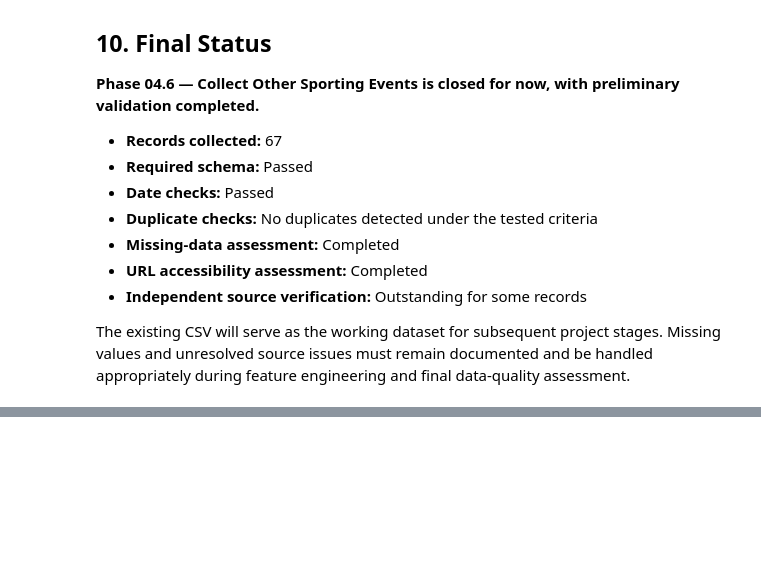
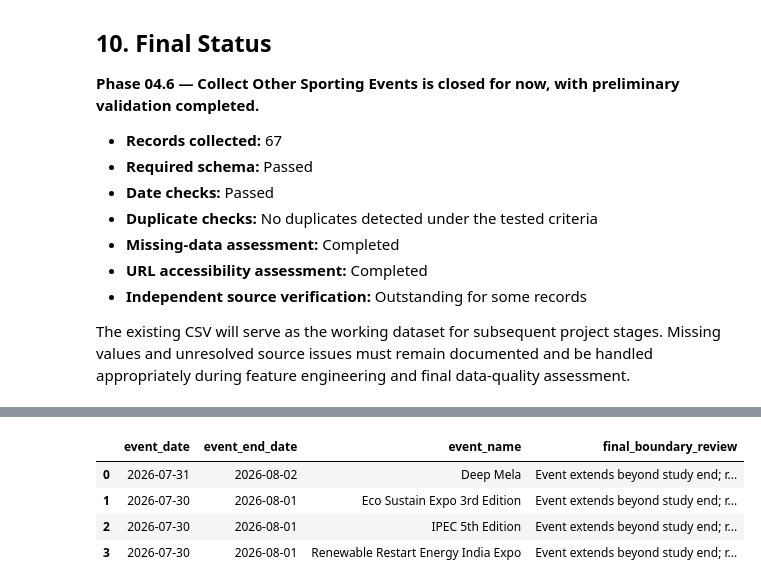
Before and after one commit to Venkatpotla33/AI-Enhanced-Hyperlocal-Food-Demand-Forecasting, a Jupyter notebook: notebooks/04_live_contextual_data_collection_and_integration_FIXED.ipynb, the cells around one changed output, grey strips where cells are left out. Drawn from its saved outputs; the diff is of its cells as text; code cells hidden in the pictures; blank space fills up the shorter version.

```diff
--- a/notebooks/04_live_contextual_data_collection_and_integration_FIXED.ipynb
+++ b/notebooks/04_live_contextual_data_collection_and_integration_FIXED.ipynb
@@ -14663,0 +19242,80 @@ The existing CSV will serve as the working dataset for subsequent project stages
+# %%
+from pathlib import Path
+import pandas as pd
+import shutil
+
+print("=" * 75)
+print("PHASE 04.7 — FINAL DATE-BOUNDARY REVIEW")
+print("=" * 75)
+
+file_path = Path(
+    r"d:\M Tech\Sem_03\Project\AI-Enhanced-Hyperlocal-Food-Demand-Forecasting"
+    r"\data\raw\local_events\hyderabad_local_events_2023_2026.csv"
+)
+
+if not file_path.exists():
+    raise FileNotFoundError(f"Dataset not found: {file_path}")
+
+df = pd.read_csv(file_path)
+
+# Preserve a backup before updating metadata.
+backup_path = file_path.with_name(
+    file_path.stem + "_before_final_boundary_review.csv"
+)
+shutil.copy2(file_path, backup_path)
+
+# Parse dates without changing the original date values.
+start_dates = pd.to_datetime(df["event_date"], errors="coerce")
+
+if "event_end_date" in df.columns:
+    end_dates = pd.to_datetime(df["event_end_date"], errors="coerce")
+else:
+    end_dates = start_dates.copy()
+    df["event_end_date"] = df["event_date"]
+
+study_end = pd.Timestamp("2026-07-31")
+
+# Identify events that start within the study period but end afterward.
+boundary_mask = (
+    start_dates.between(
+        pd.Timestamp("2023-01-01"),
+        study_end
+    )
+    & end_dates.notna()
+    & (end_dates > study_end)
+)
+
+# Add a review column without overwriting existing notes.
+if "final_boundary_review" not in df.columns:
+    df["final_boundary_review"] = ""
+
+df.loc[boundary_mask, "final_boundary_review"] = (
+    "Event extends beyond study end; retain only in-period dates "
+    "when constructing contextual features."
+)
+
+# Save without deleting records or altering original dates.
+df.to_csv(file_path, index=False, encoding="utf-8-sig")
+
+print(f"Total records retained       : {len(df)}")
+print(f"Events extending past cutoff : {int(boundary_mask.sum())}")
+print(f"Study period end             : {study_end.date()}")
+print(f"Backup saved                 : {backup_path}")
+print(f"Updated dataset              : {file_path}")
+
+if boundary_mask.any():
+    print("\nEvents flagged for boundary review:")
+    display(
+        df.loc[
+            boundary_mask,
+            [
+                "event_date",
+                "event_end_date",
+                "event_name",
+                "final_boundary_review"
+            ]
+        ]
+    )
+
+print("\nNo event records were deleted.")
+# %% [output]
@@ -14663,0 +19332,5 @@ The existing CSV will serve as the working dataset for subsequent project stages
+|  | event_date | event_end_date | event_name | final_boundary_review |
+| 0 | 2026-07-31 | 2026-08-02 | Deep Mela | Event extends beyond study end; r... |
+| 1 | 2026-07-30 | 2026-08-01 | Eco Sustain Expo 3rd Edition | Event extends beyond study end; r... |
+| 2 | 2026-07-30 | 2026-08-01 | IPEC 5th Edition | Event extends beyond study end; r... |
+| 3 | 2026-07-30 | 2026-08-01 | Renewable Restart Energy India Expo | Event extends beyond study end; r... |
```
Also changed, not shown: parts of 44 cells of this notebook, 1 other file.
